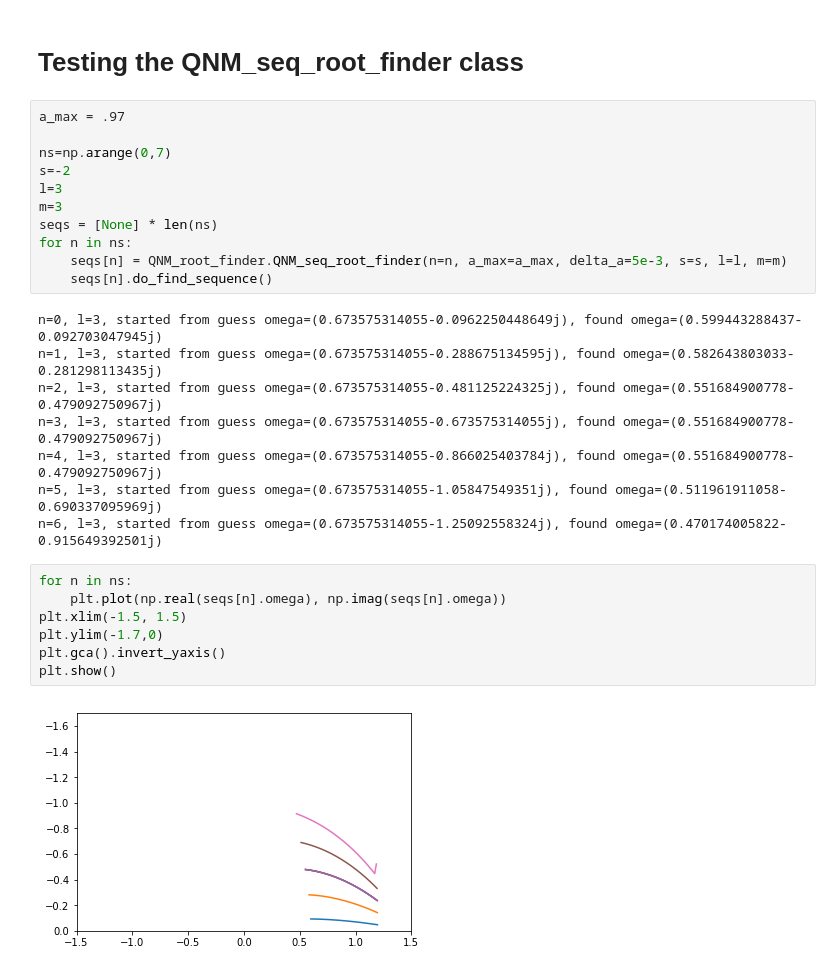
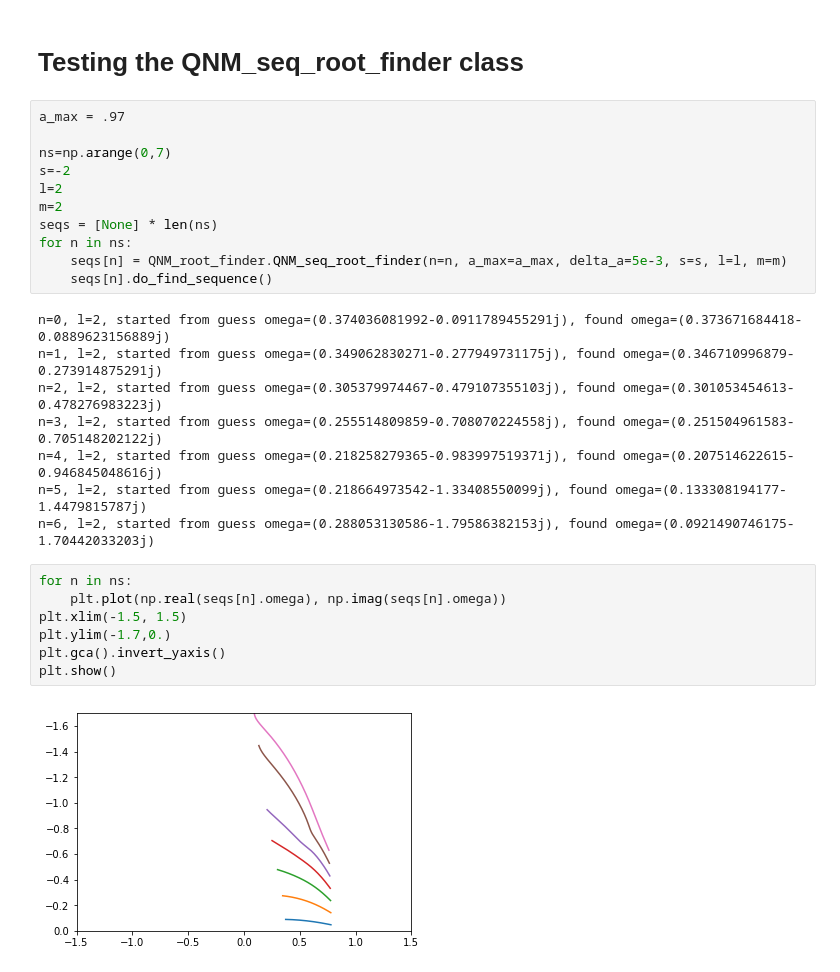
Before and after one commit to duetosymmetry/qnm, a Jupyter notebook: Experiment.ipynb, the cells around one changed output. Cells and saved outputs as stored; diff of their text form.

```diff
--- a/Experiment.ipynb
+++ b/Experiment.ipynb
@@ -172,29 +184,29 @@ a_max = .97
 
 ns=np.arange(0,7)
 s=-2
-l=3
-m=3
+l=2
+m=2
 seqs = [None] * len(ns)
 for n in ns:
     seqs[n] = QNM_root_finder.QNM_seq_root_finder(n=n, a_max=a_max, delta_a=5e-3, s=s, l=l, m=m)
     seqs[n].do_find_sequence()
 # %% [output]
-n=0, l=3, started from guess omega=(0.673575314055-0.0962250448649j), found omega=(0.599443288437-0.092703047945j)
-n=1, l=3, started from guess omega=(0.673575314055-0.288675134595j), found omega=(0.582643803033-0.281298113435j)
-n=2, l=3, started from guess omega=(0.673575314055-0.481125224325j), found omega=(0.551684900778-0.479092750967j)
-n=3, l=3, started from guess omega=(0.673575314055-0.673575314055j), found omega=(0.551684900778-0.479092750967j)
-n=4, l=3, started from guess omega=(0.673575314055-0.866025403784j), found omega=(0.551684900778-0.479092750967j)
-n=5, l=3, started from guess omega=(0.673575314055-1.05847549351j), found omega=(0.511961911058-0.690337095969j)
-n=6, l=3, started from guess omega=(0.673575314055-1.25092558324j), found omega=(0.470174005822-0.915649392501j)
+n=0, l=2, started from guess omega=(0.374036081992-0.0911789455291j), found omega=(0.373671684418-0.0889623156889j)
+n=1, l=2, started from guess omega=(0.349062830271-0.277949731175j), found omega=(0.346710996879-0.273914875291j)
+n=2, l=2, started from guess omega=(0.305379974467-0.479107355103j), found omega=(0.301053454613-0.478276983223j)
+n=3, l=2, started from guess omega=(0.255514809859-0.708070224558j), found omega=(0.251504961583-0.705148202122j)
+n=4, l=2, started from guess omega=(0.218258279365-0.983997519371j), found omega=(0.207514622615-0.946845048616j)
+n=5, l=2, started from guess omega=(0.218664973542-1.33408550099j), found omega=(0.133308194177-1.4479815787j)
+n=6, l=2, started from guess omega=(0.288053130586-1.79586382153j), found omega=(0.0921490746175-1.70442033203j)
 # %%
 for n in ns:
     plt.plot(np.real(seqs[n].omega), np.imag(seqs[n].omega))
 plt.xlim(-1.5, 1.5)
-plt.ylim(-1.7,0)
+plt.ylim(-1.7,0.)
 plt.gca().invert_yaxis()
 plt.show()
 # %% [output]
-[figure, old version]
+[figure, new version]
 # %%
 for n in ns:
     plt.plot(np.real(seqs[n].A), np.imag(seqs[n].A))
```
Also changed, not shown: parts of 12 cells of this notebook, 2 other files.
